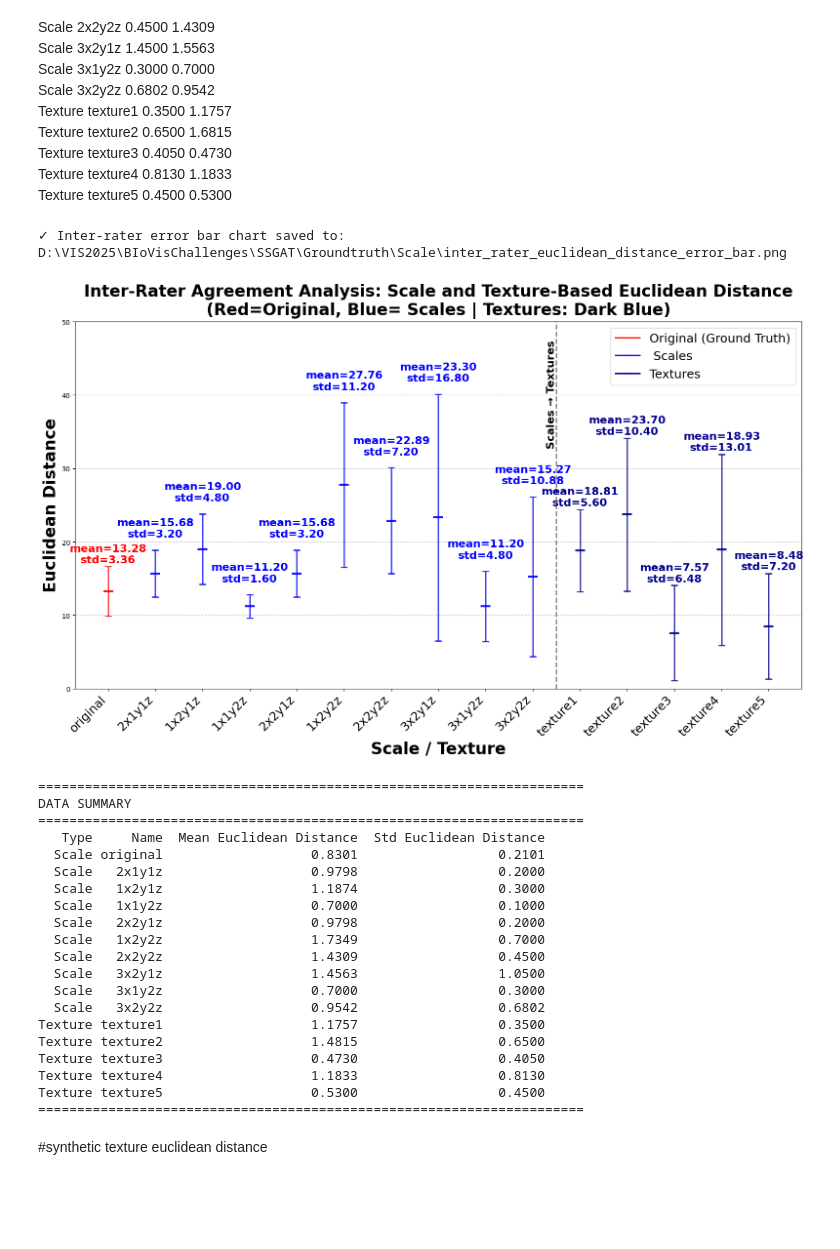
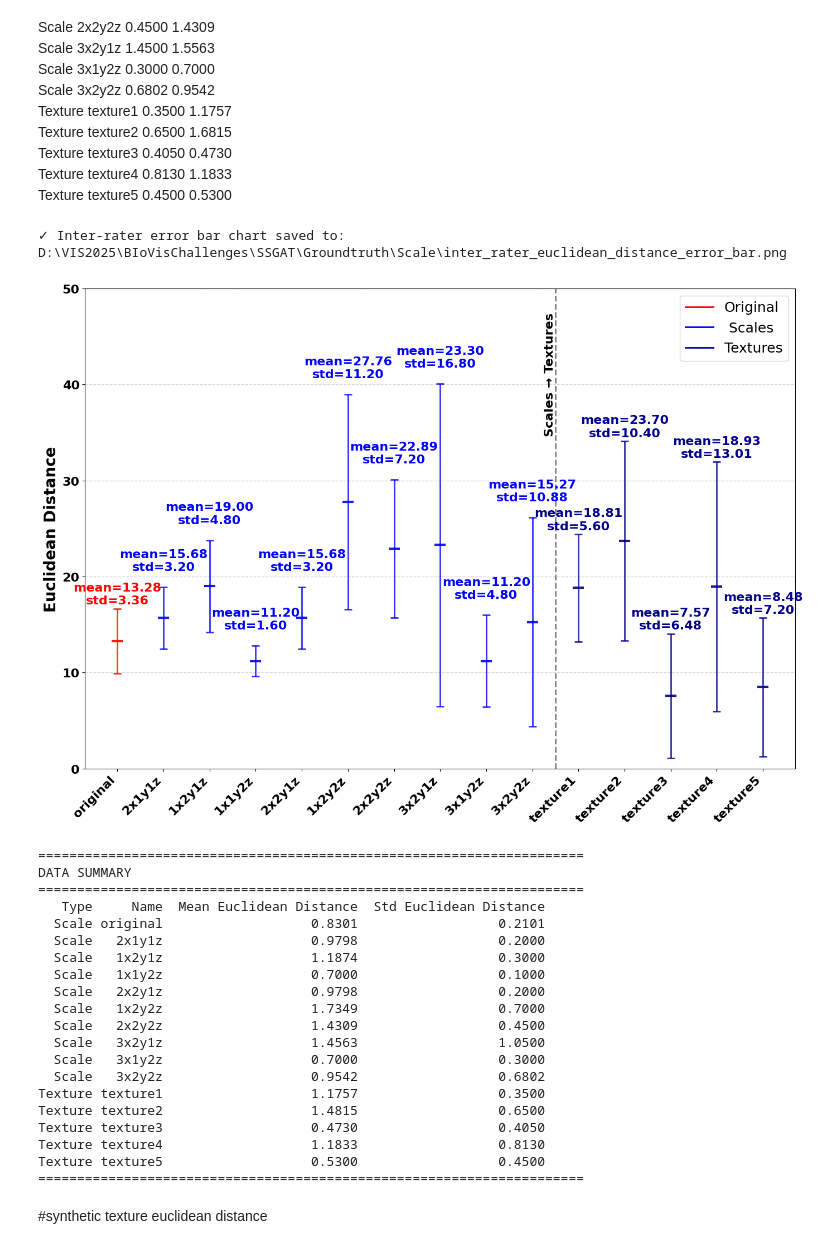
Before and after one commit to Hosseinfatho/SSGAT, a Jupyter notebook: Groundtruth/Scale/groundtruthEuclidean SynthticData euclidean scale.ipynb, the cells around one changed output. Saved outputs shown, nothing was run; the diff lists cells and outputs as text; code cells hidden in the pictures; blank space fills up the shorter version.

```diff
--- a/Groundtruth/Scale/groundtruthEuclidean SynthticData euclidean scale.ipynb
+++ b/Groundtruth/Scale/groundtruthEuclidean SynthticData euclidean scale.ipynb
@@ -1681,7 +1681,7 @@ scale_data = df[df['Type'] == 'Scale']
 texture_data = df[df['Type'] == 'Texture']
 
 # Create figure
-fig, ax = plt.subplots(figsize=(16, 10))
+fig, ax = plt.subplots(figsize=(14, 10))
 
 # Calculate x positions
 x_pos_scale = np.arange(len(scale_data))
@@ -1720,12 +1720,12 @@ all_names = scale_data['Name'].tolist() + texture_data['Name'].tolist()
 all_x_pos = list(x_pos_scale) + list(x_pos_texture)
 
 # Set labels and title
-ax.set_xlabel('Scale / Texture', fontsize=24, fontweight='bold')
-ax.set_ylabel(f'Euclidean Distance', fontsize=24, fontweight='bold')
-ax.set_title('Inter-Rater Agreement Analysis: Scale and Texture-Based Euclidean Distance\n(Red=Original, Blue= Scales | Textures: Dark Blue)',
-             fontsize=24, fontweight='bold', pad=10)
+# ax.set_xlabel('Scale / Texture', fontsize=24, fontweight='bold')
+ax.set_ylabel(f'Euclidean Distance', fontsize=20, fontweight='bold')
+# ax.set_title('Inter-Rater Agreement Analysis: Scale and Texture-Based Euclidean Distance\n(Red=Original, Blue= Scales | Textures: Dark Blue)',
+#              fontsize=24, fontweight='bold', pad=10)
 ax.set_xticks(all_x_pos)
-ax.set_xticklabels(all_names, rotation=45, ha='right', fontsize=18)
+ax.set_xticklabels(all_names, rotation=45, ha='right', fontsize=16,fontweight='bold')
 ax.grid(axis='y', alpha=0.530, linestyle='--', linewidth=1)
 ax.set_ylim(bottom=0, top=50)
 
@@ -1755,35 +1755,36 @@ for x_pos, mean, std, color, _ in texture_text_positions:
 
 # Add vertical line to separate scales and textures
 if len(scale_data) > 0 and len(texture_data) > 0:
     ax.axvline(x=len(scale_data) - 0.5, color='black', linestyle='--', linewidth=2, alpha=0.5)
     ax.text(len(scale_data) - 0.5, ax.get_ylim()[1] * 0.95, 'Scales → Textures',
            rotation=90, ha='right', va='top', fontsize=16, fontweight='bold')
 
 # Add legend
 legend_elements = [
-    plt.Line2D([0], [0], color='red', linewidth=2, marker='_', markersize=15, label='Original (Ground Truth)'),
+    plt.Line2D([0], [0], color='red', linewidth=2, marker='_', markersize=15, label='Original'),
     plt.Line2D([0], [0], color='blue', linewidth=2, marker='_', markersize=15, label=' Scales'),
     plt.Line2D([0], [0], color='darkblue', linewidth=2, marker='_', markersize=15, label='Textures')
 ]
 ax.legend(handles=legend_elements, fontsize=18, loc='upper right')
+plt.setp(ax.get_yticklabels(), fontsize=16, fontweight='bold')
 
 plt.tight_layout()
 
 # Save plot
 interrater_path = os.path.join(BASE_DIR, 'inter_rater_euclidean_distance_error_bar.png')
 plt.savefig(interrater_path, dpi=300, bbox_inches='tight')
 print(f"✓ Inter-rater error bar chart saved to: {interrater_path}")
 plt.show()
 
 # Display data summary
 print("\n" + "="*70)
 print("DATA SUMMARY")
 print("="*70)
 print(df.to_string(index=False))
 print("="*70)
 # %% [output]
 ✓ Inter-rater error bar chart saved to: D:\VIS2025\BIoVisChallenges\SSGAT\Groundtruth\Scale\inter_rater_euclidean_distance_error_bar.png
-[figure, old version]
+[figure, new version]
 ======================================================================
 DATA SUMMARY
 ======================================================================
```
Also changed, not shown: 4 other files.
